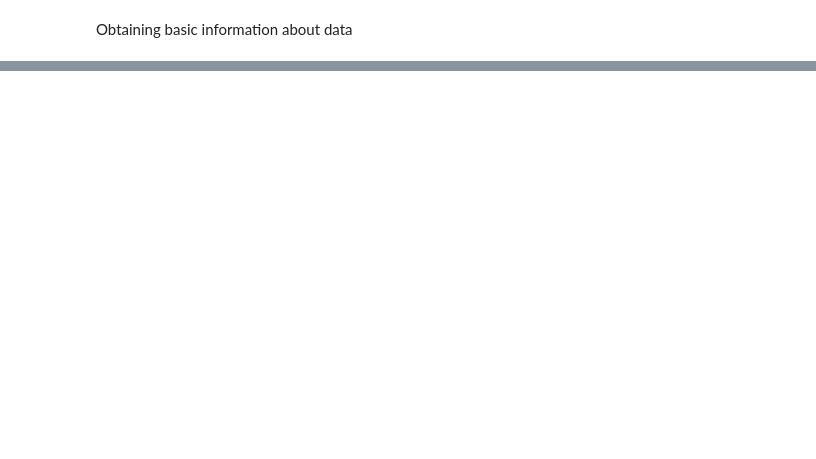
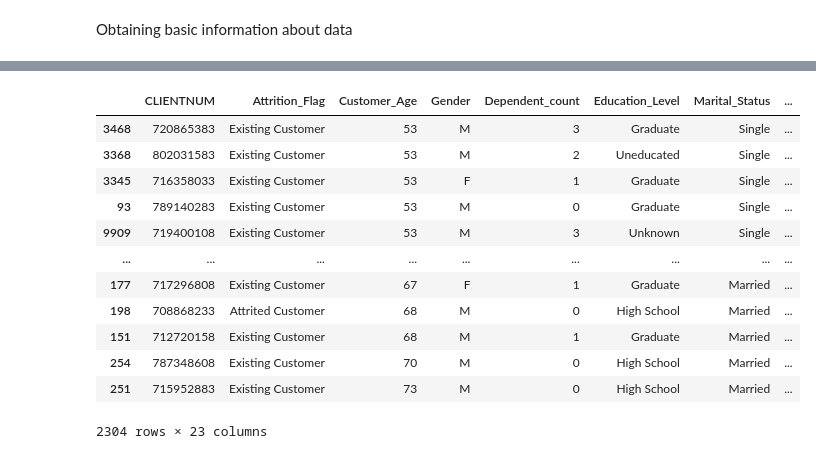
Before and after one commit to tiagocnog/everything-about-data, a Jupyter notebook: Data_Analytics/data_analytics.ipynb, the cells around one changed output, grey strips where cells are left out. Cells and saved outputs as stored; diff of their text form; code cells hidden in the pictures; blank space fills up the shorter version.

```diff
--- a/Data_Analytics/data_analytics.ipynb
+++ b/Data_Analytics/data_analytics.ipynb
@@ -579,0 +837,16 @@ df.head()
+# %%
+df[df['Customer_Age']>52].sort_values('Customer_Age')
+# %% [output]
+|  | CLIENTNUM | Attrition_Flag | Customer_Age | Gender | Dependent_count | Education_Level | Marital_Status | ... |
+| 3468 | 720865383 | Existing Customer | 53 | M | 3 | Graduate | Single | ... |
+| 3368 | 802031583 | Existing Customer | 53 | M | 2 | Uneducated | Single | ... |
+| 3345 | 716358033 | Existing Customer | 53 | F | 1 | Graduate | Single | ... |
+| 93 | 789140283 | Existing Customer | 53 | M | 0 | Graduate | Single | ... |
+| 9909 | 719400108 | Existing Customer | 53 | M | 3 | Unknown | Single | ... |
+| ... | ... | ... | ... | ... | ... | ... | ... | ... |
+| 177 | 717296808 | Existing Customer | 67 | F | 1 | Graduate | Married | ... |
+| 198 | 708868233 | Attrited Customer | 68 | M | 0 | High School | Married | ... |
+| 151 | 712720158 | Existing Customer | 68 | M | 1 | Graduate | Married | ... |
+| 254 | 787348608 | Existing Customer | 70 | M | 0 | High School | Married | ... |
+| 251 | 715952883 | Existing Customer | 73 | M | 0 | High School | Married | ... |
+2304 rows × 23 columns
```
Also changed, not shown: parts of 38 cells of this notebook, 5 other files.
